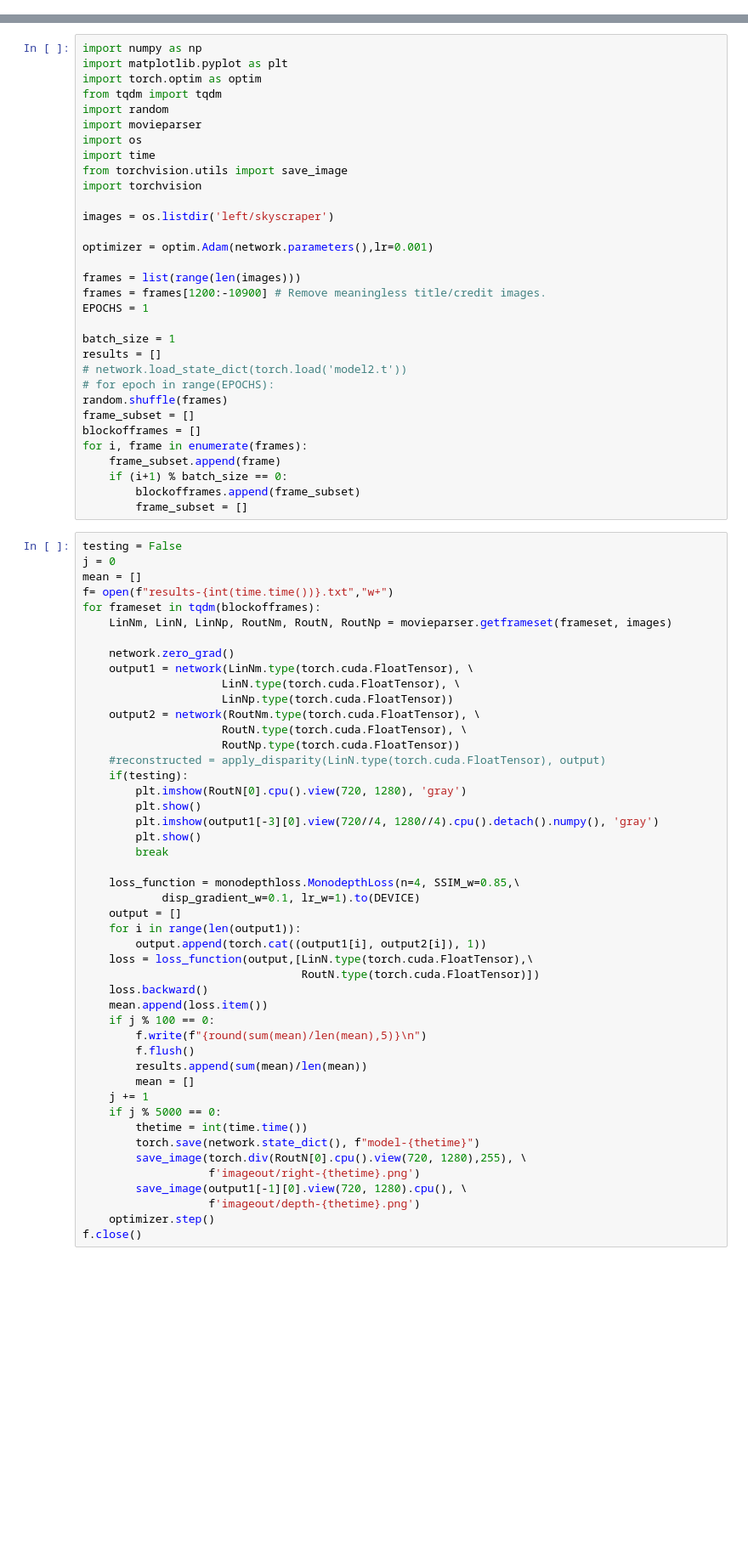
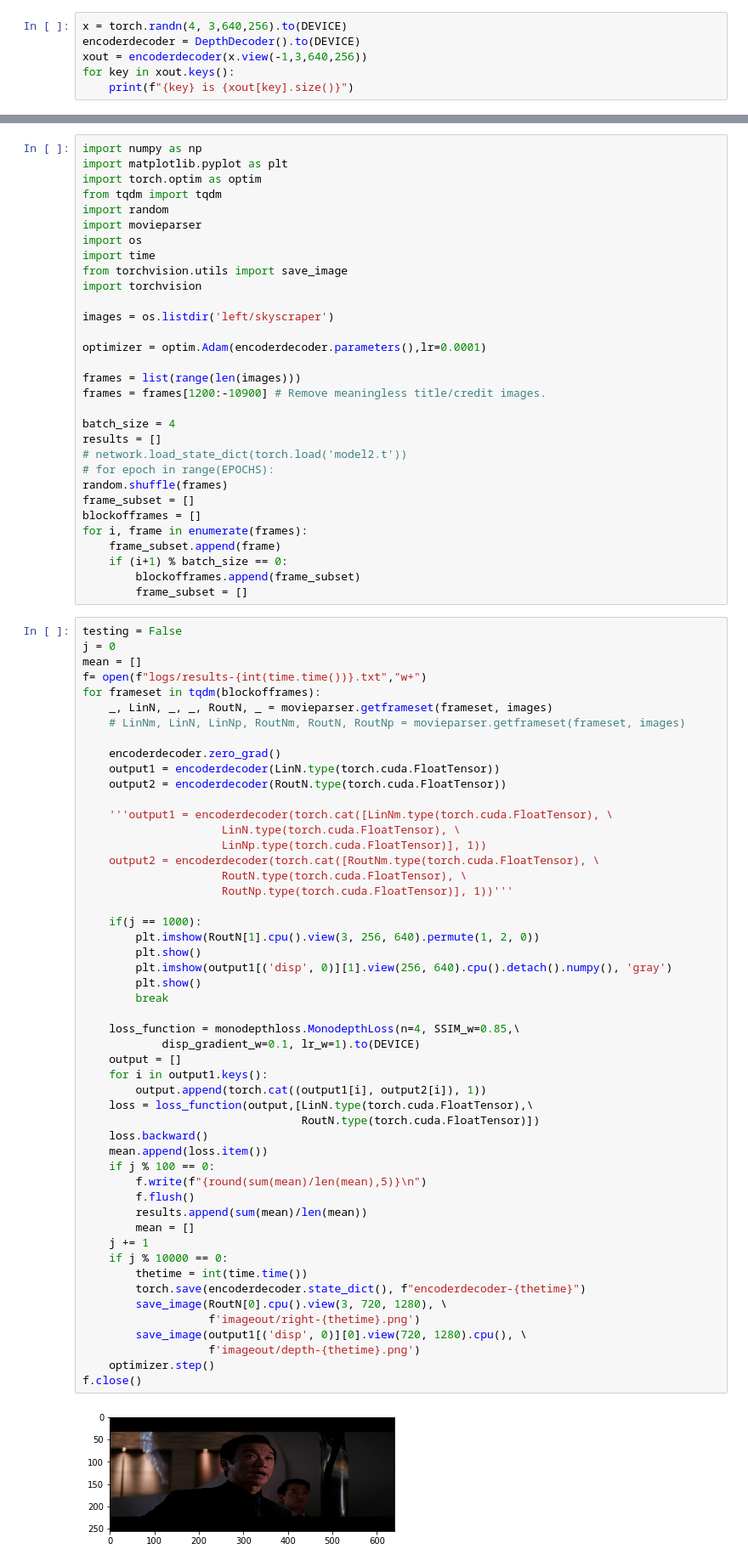
Before and after one commit to oxt3479/3D_learner, a Jupyter notebook: train_tester.ipynb, the cells around one changed output, grey strips where cells are left out. Shown at 85% size. Saved outputs shown, nothing was run; the diff lists cells and outputs as text; blank space fills up the shorter version.

Commit message:
alternative network construction

```diff
--- a/train_tester.ipynb
+++ b/train_tester.ipynb
@@ -15,0 +10,6 @@ for tensor in xout:
+# %%
+x = torch.randn(4, 3,640,256).to(DEVICE)
+encoderdecoder = DepthDecoder().to(DEVICE)
+xout = encoderdecoder(x.view(-1,3,640,256))
+for key in xout.keys():
+    print(f"{key} is {xout[key].size()}")
@@ -27,13 +32,12 @@ import torchvision
 
 images = os.listdir('left/skyscraper')
 
-optimizer = optim.Adam(network.parameters(),lr=0.001)
+optimizer = optim.Adam(encoderdecoder.parameters(),lr=0.0001)
 
 frames = list(range(len(images)))
 frames = frames[1200:-10900] # Remove meaningless title/credit images.
-EPOCHS = 1
 
-batch_size = 1
+batch_size = 4
 results = []
 # network.load_state_dict(torch.load('model2.t'))
 # for epoch in range(EPOCHS):
@@ -49,46 +53,52 @@ for i, frame in enumerate(frames):
 testing = False
 j = 0
 mean = []
-f= open(f"results-{int(time.time())}.txt","w+")
+f= open(f"logs/results-{int(time.time())}.txt","w+")
 for frameset in tqdm(blockofframes):
-    LinNm, LinN, LinNp, RoutNm, RoutN, RoutNp = movieparser.getframeset(frameset, images)
+    _, LinN, _, _, RoutN, _ = movieparser.getframeset(frameset, images)
+    # LinNm, LinN, LinNp, RoutNm, RoutN, RoutNp = movieparser.getframeset(frameset, images)
 
-    network.zero_grad()
-    output1 = network(LinNm.type(torch.cuda.FloatTensor), \
+    encoderdecoder.zero_grad()
+    output1 = encoderdecoder(LinN.type(torch.cuda.FloatTensor))
+    output2 = encoderdecoder(RoutN.type(torch.cuda.FloatTensor))
+
+    '''output1 = encoderdecoder(torch.cat([LinNm.type(torch.cuda.FloatTensor), \
                      LinN.type(torch.cuda.FloatTensor), \
-                     LinNp.type(torch.cuda.FloatTensor))
-    output2 = network(RoutNm.type(torch.cuda.FloatTensor), \
+                     LinNp.type(torch.cuda.FloatTensor)], 1))
+    output2 = encoderdecoder(torch.cat([RoutNm.type(torch.cuda.FloatTensor), \
                      RoutN.type(torch.cuda.FloatTensor), \
-                     RoutNp.type(torch.cuda.FloatTensor))
-    #reconstructed = apply_disparity(LinN.type(torch.cuda.FloatTensor), output)
-    if(testing):
-        plt.imshow(RoutN[0].cpu().view(720, 1280), 'gray')
+                     RoutNp.type(torch.cuda.FloatTensor)], 1))'''
+
+    if(j == 1000):
+        plt.imshow(RoutN[1].cpu().view(3, 256, 640).permute(1, 2, 0))
         plt.show()
-        plt.imshow(output1[-3][0].view(720//4, 1280//4).cpu().detach().numpy(), 'gray')
+        plt.imshow(output1[('disp', 0)][1].view(256, 640).cpu().detach().numpy(), 'gray')
         plt.show()
         break
 
     loss_function = monodepthloss.MonodepthLoss(n=4, SSIM_w=0.85,\
             disp_gradient_w=0.1, lr_w=1).to(DEVICE)
     output = []
-    for i in range(len(output1)):
+    for i in output1.keys():
         output.append(torch.cat((output1[i], output2[i]), 1))
     loss = loss_function(output,[LinN.type(torch.cuda.FloatTensor),\
                                  RoutN.type(torch.cuda.FloatTensor)])
     loss.backward()
     mean.append(loss.item())
     if j % 100 == 0:
         f.write(f"{round(sum(mean)/len(mean),5)}\n")
         f.flush()
         results.append(sum(mean)/len(mean))
         mean = []
     j += 1
-    if j % 5000 == 0:
+    if j % 10000 == 0:
         thetime = int(time.time())
-        torch.save(network.state_dict(), f"model-{thetime}")
-        save_image(torch.div(RoutN[0].cpu().view(720, 1280),255), \
+        torch.save(encoderdecoder.state_dict(), f"encoderdecoder-{thetime}")
+        save_image(RoutN[0].cpu().view(3, 720, 1280), \
                    f'imageout/right-{thetime}.png')
-        save_image(output1[-1][0].view(720, 1280).cpu(), \
+        save_image(output1[('disp', 0)][0].view(720, 1280).cpu(), \
                    f'imageout/depth-{thetime}.png')
     optimizer.step()
 f.close()
+# %% [output]
+[figure, added]
```
Also changed, not shown: parts of 6 cells of this notebook, 7 other files.
